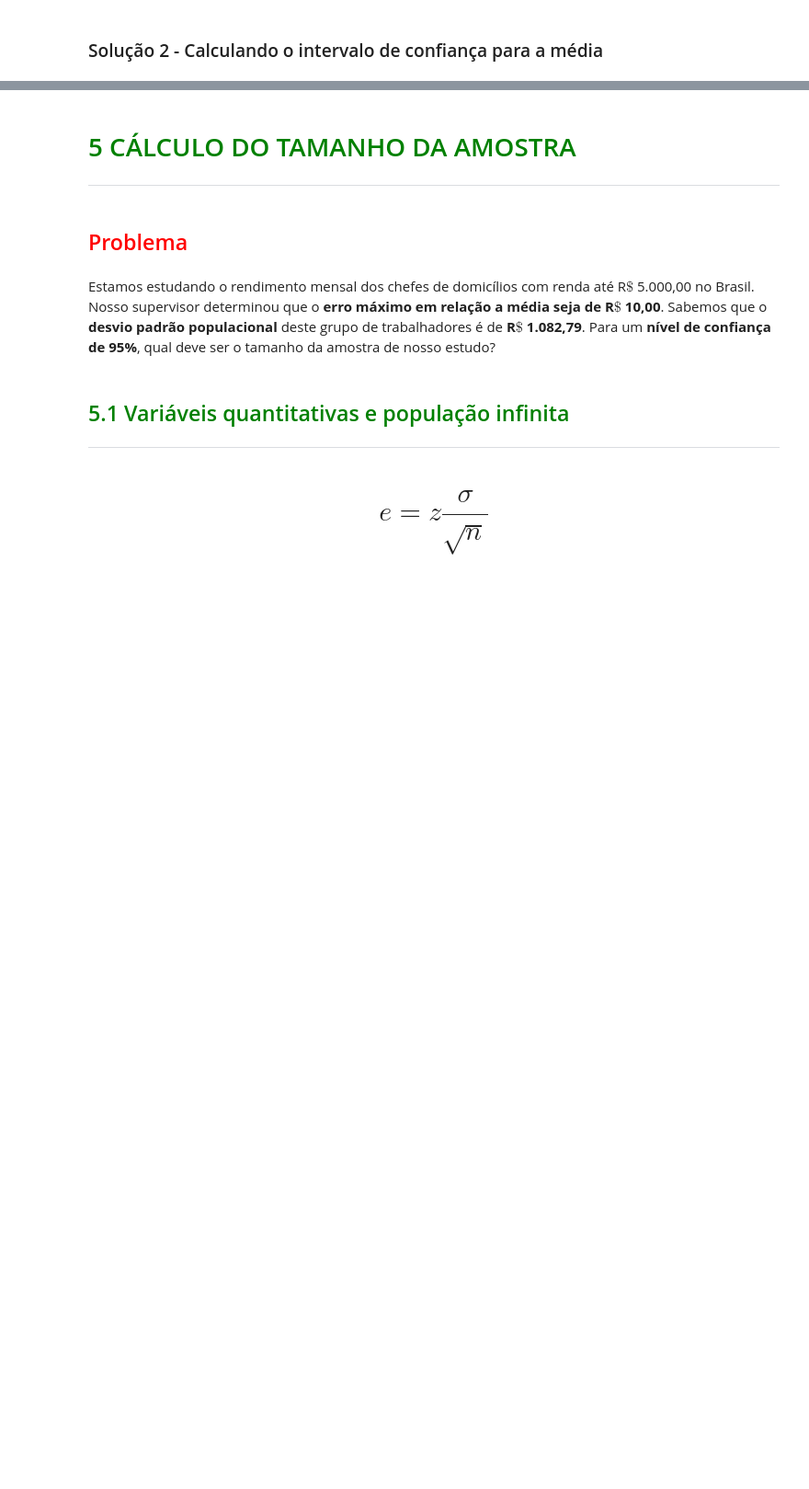
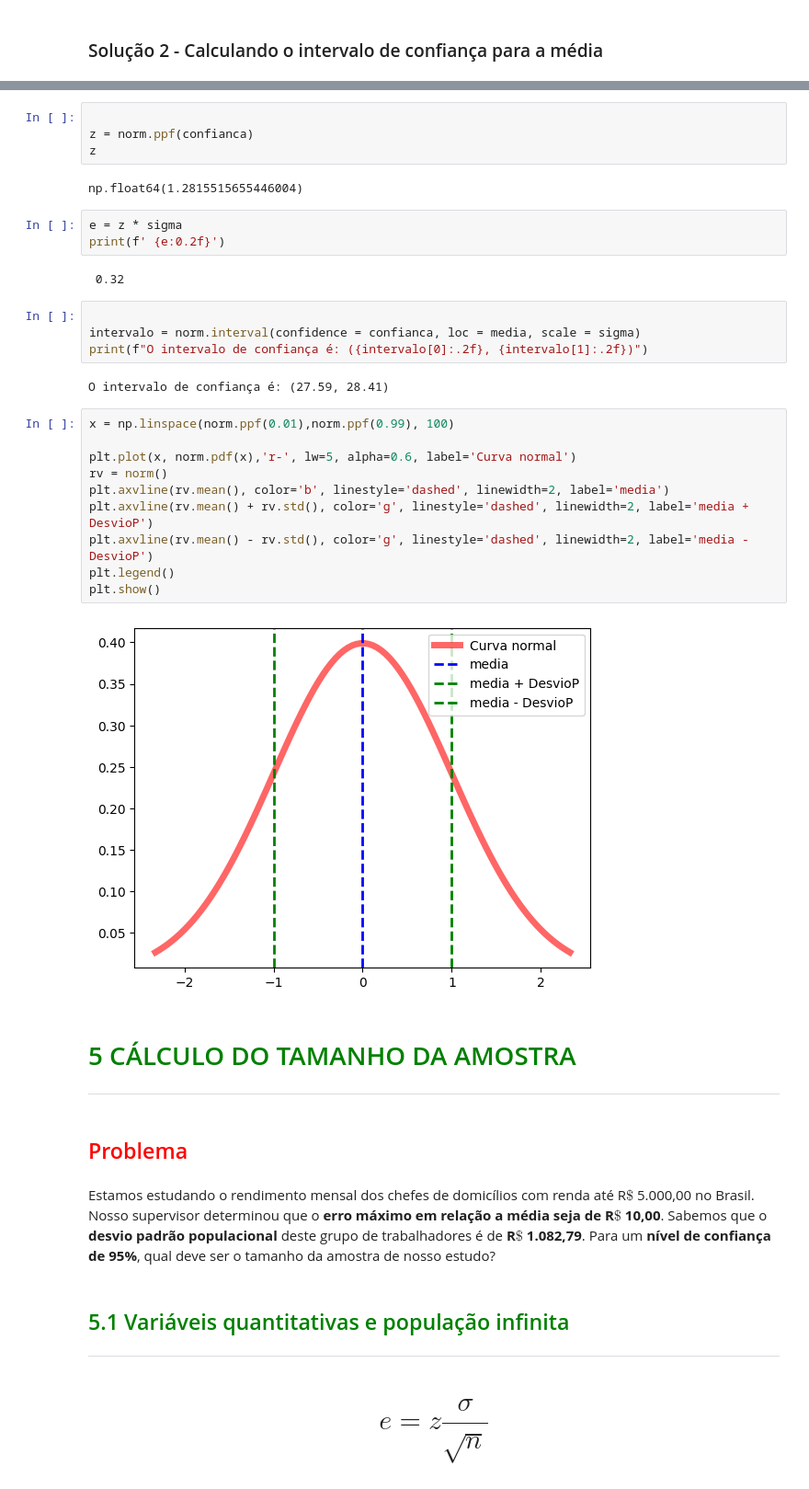
Before and after one commit to mauricioaalmeida/ONE-ETL, a Jupyter notebook: Estatistica_Parte_2/Curso_de_Estatística_Parte_2.ipynb, the cells around one changed output, grey strips where cells are left out. Shown: that part at 92% size. Saved outputs shown, nothing was run; the diff lists cells and outputs as text; blank space fills up the shorter version.

```diff
--- a/Estatistica_Parte_2/Curso_de_Estatística_Parte_2.ipynb
+++ b/Estatistica_Parte_2/Curso_de_Estatística_Parte_2.ipynb
@@ -1101,3 +1347,32 @@ Suponha que os pesos dos sacos de arroz de uma indústria alimentícia se distri
+# %%
+
+z = norm.ppf(confianca)
+z
+# %% [output]
+np.float64(1.2815515655446004)
+# %%
+e = z * sigma
+print(f' {e:0.2f}')
+# %% [output]
+ 0.32
+# %%
+
+intervalo = norm.interval(confidence = confianca, loc = media, scale = sigma)
+print(f"O intervalo de confiança é: ({intervalo[0]:.2f}, {intervalo[1]:.2f})")
+# %% [output]
+O intervalo de confiança é: (27.59, 28.41)
+# %%
+x = np.linspace(norm.ppf(0.01),norm.ppf(0.99), 100)
+
+plt.plot(x, norm.pdf(x),'r-', lw=5, alpha=0.6, label='Curva normal')
+rv = norm()
+plt.axvline(rv.mean(), color='b', linestyle='dashed', linewidth=2, label='media')
+plt.axvline(rv.mean() + rv.std(), color='g', linestyle='dashed', linewidth=2, label='media + DesvioP')
+plt.axvline(rv.mean() - rv.std(), color='g', linestyle='dashed', linewidth=2, label='media - DesvioP')
+plt.legend()
+plt.show()
+# %% [output]
+[figure, added]
 # %% [markdown]
 # <font color=green>5 CÁLCULO DO TAMANHO DA AMOSTRA</font>
 ***
```
Also changed, not shown: parts of 71 cells of this notebook.
